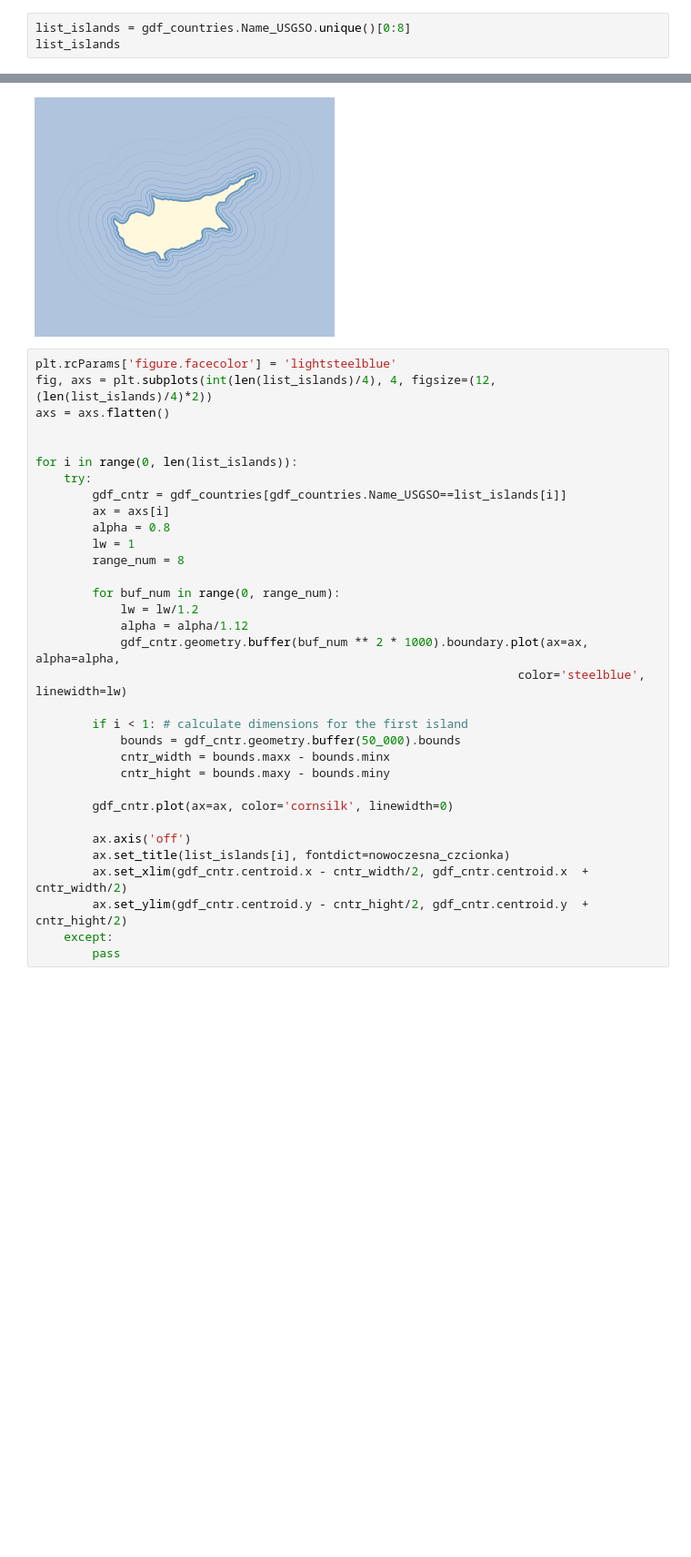
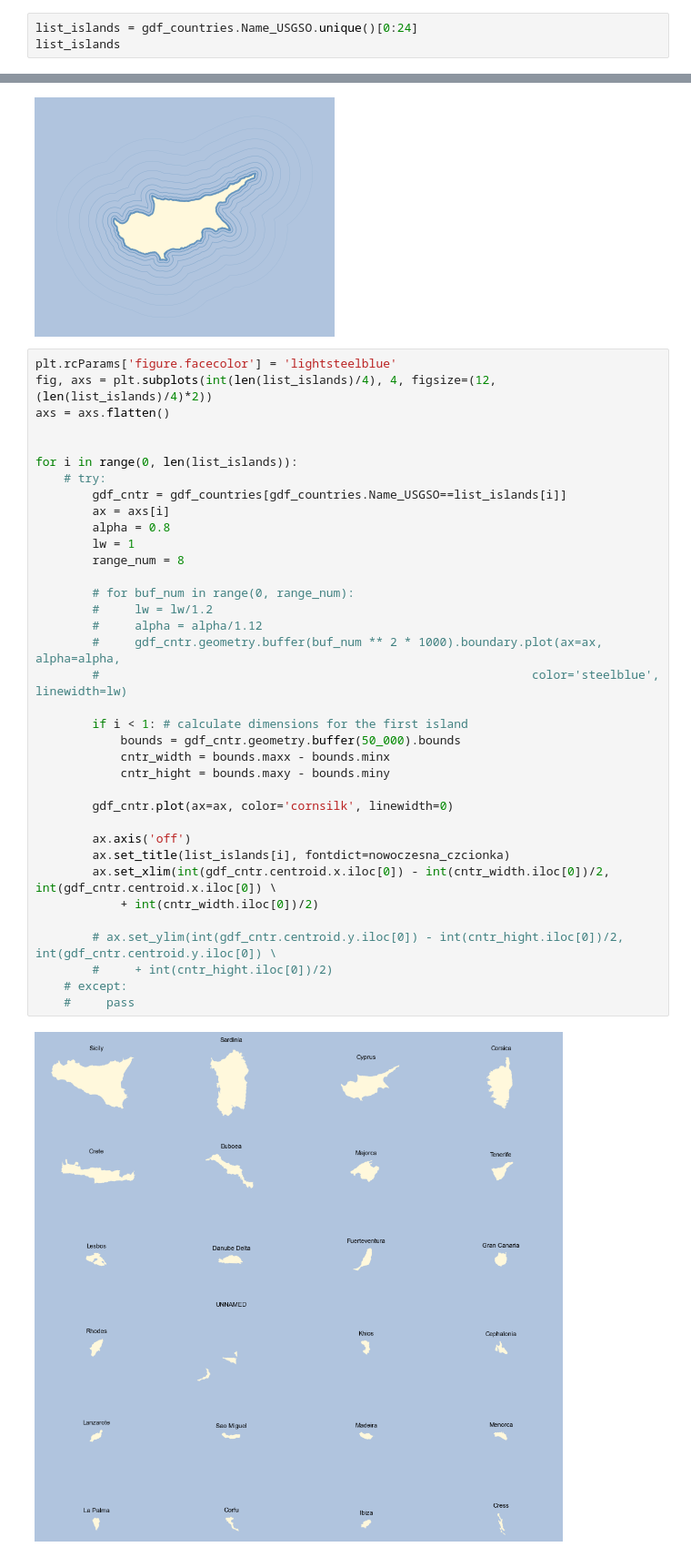
Before and after one commit to marcinszwagrzyk/Geo_Python_Ukraine_2024, a Jupyter notebook: 3_Islands_series_of_maps.ipynb, the cells around one changed output, grey strips where cells are left out. Shown at 91% size. Drawn from its saved outputs; the diff is of its cells as text; blank space fills up the shorter version.

```diff
--- a/3_Islands_series_of_maps.ipynb
+++ b/3_Islands_series_of_maps.ipynb
@@ -25,7 +25,7 @@ gdf_countries.head(3)
 # Zdefiniowanie nowoczesnej czcionki
 nowoczesna_czcionka = {'family': 'Arial', 'weight': 'normal', 'size': 8}
 # %%
-list_islands = gdf_countries.Name_USGSO.unique()[0:8]
+list_islands = gdf_countries.Name_USGSO.unique()[0:24]
 list_islands
 # %% [output]
 array(['Sicily', 'Sardinia', 'Cyprus', 'Corsica', 'Crete', 'Euboea',
@@ -53,33 +56,38 @@ ax.axis('off')
 # %%
 plt.rcParams['figure.facecolor'] = 'lightsteelblue'
 fig, axs = plt.subplots(int(len(list_islands)/4), 4, figsize=(12,(len(list_islands)/4)*2))
 axs = axs.flatten()
 
 
 for i in range(0, len(list_islands)):
-    try:
+    # try:
         gdf_cntr = gdf_countries[gdf_countries.Name_USGSO==list_islands[i]]
         ax = axs[i]
         alpha = 0.8
         lw = 1
         range_num = 8
 
-        for buf_num in range(0, range_num):
-            lw = lw/1.2
-            alpha = alpha/1.12
-            gdf_cntr.geometry.buffer(buf_num ** 2 * 1000).boundary.plot(ax=ax, alpha=alpha,
-                                                                    color='steelblue', linewidth=lw)
+        # for buf_num in range(0, range_num):
+        #     lw = lw/1.2
+        #     alpha = alpha/1.12
+        #     gdf_cntr.geometry.buffer(buf_num ** 2 * 1000).boundary.plot(ax=ax, alpha=alpha,
+        #                                                             color='steelblue', linewidth=lw)
 
         if i < 1: # calculate dimensions for the first island
             bounds = gdf_cntr.geometry.buffer(50_000).bounds
             cntr_width = bounds.maxx - bounds.minx
             cntr_hight = bounds.maxy - bounds.miny
 
         gdf_cntr.plot(ax=ax, color='cornsilk', linewidth=0)
 
         ax.axis('off')
         ax.set_title(list_islands[i], fontdict=nowoczesna_czcionka)
-        ax.set_xlim(gdf_cntr.centroid.x - cntr_width/2, gdf_cntr.centroid.x  + cntr_width/2)
-        ax.set_ylim(gdf_cntr.centroid.y - cntr_hight/2, gdf_cntr.centroid.y  + cntr_hight/2)
-    except:
-        pass
+        ax.set_xlim(int(gdf_cntr.centroid.x.iloc[0]) - int(cntr_width.iloc[0])/2, int(gdf_cntr.centroid.x.iloc[0]) \
+            + int(cntr_width.iloc[0])/2)
+
+        # ax.set_ylim(int(gdf_cntr.centroid.y.iloc[0]) - int(cntr_hight.iloc[0])/2, int(gdf_cntr.centroid.y.iloc[0]) \
+        #     + int(cntr_hight.iloc[0])/2)
+    # except:
+    #     pass
+# %% [output]
+[figure, added]
```
Also changed, not shown: parts of 1 cell of this notebook, 1 other file.
